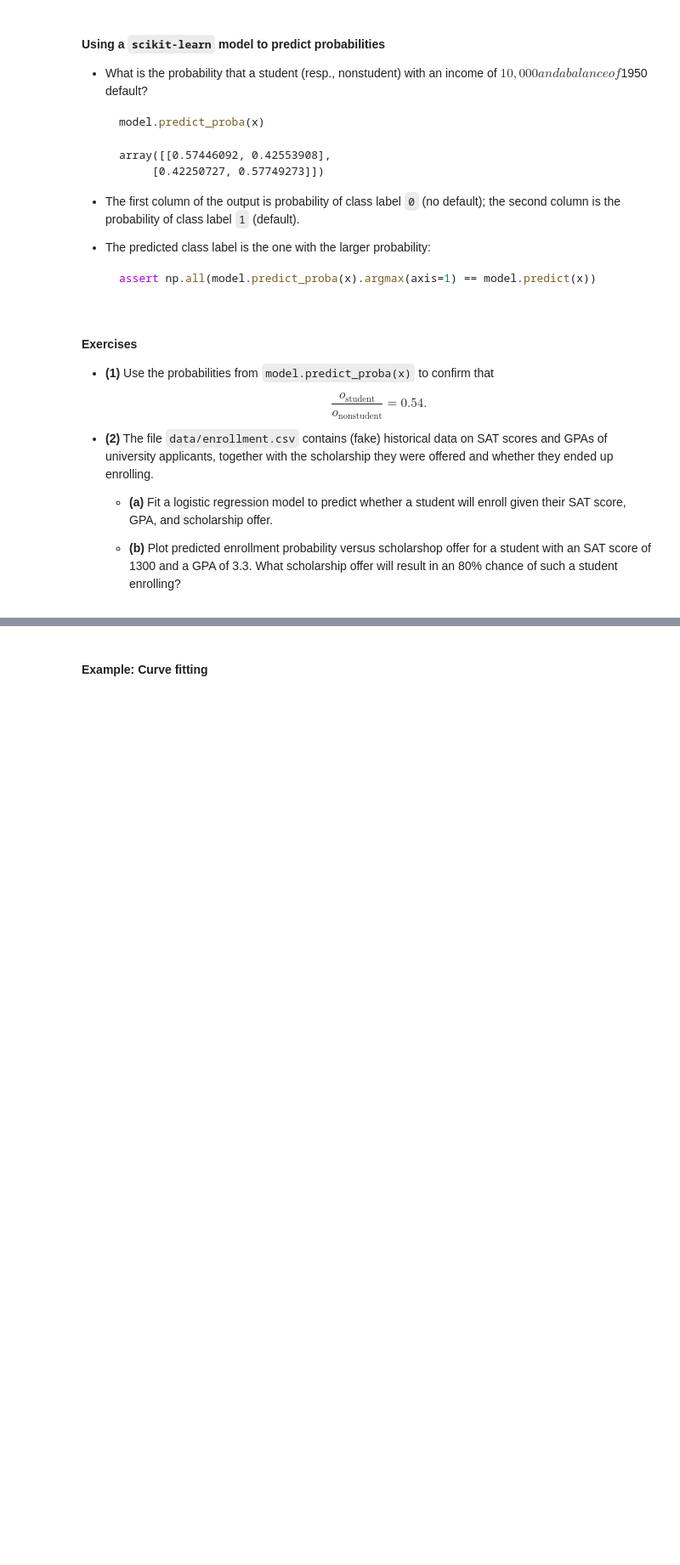
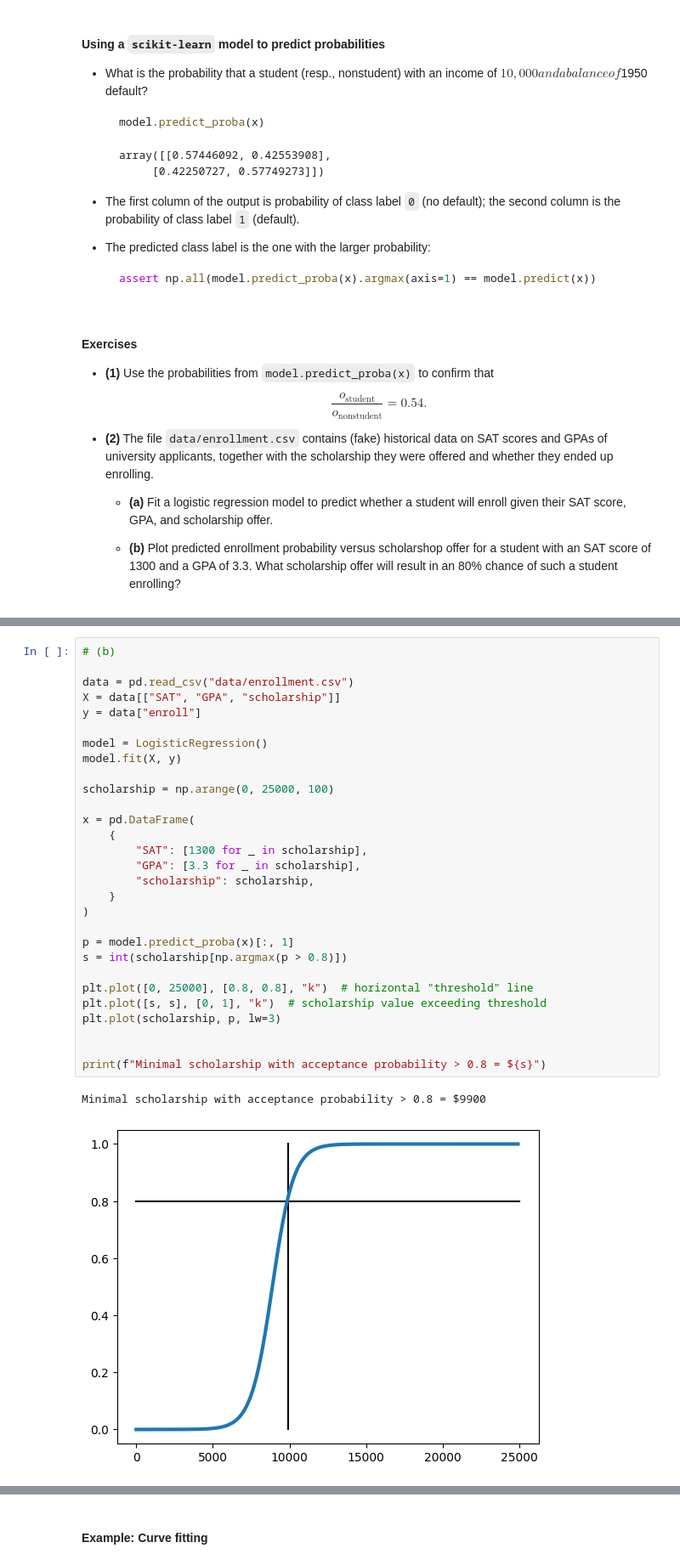
Before and after one commit to venkateshsoundar/DATA607W2025, a Jupyter notebook: lecture01.ipynb, the cells around one changed output, grey strips where cells are left out. Shown at 85% size. Drawn from its saved outputs; the diff is of its cells as text; blank space fills up the shorter version.

```diff
--- a/lecture01.ipynb
+++ b/lecture01.ipynb
@@ -190,3 +210,35 @@ print(model.intercept_, model.coef_)
+# %%
+# (b)
+
+data = pd.read_csv("data/enrollment.csv")
+X = data[["SAT", "GPA", "scholarship"]]
+y = data["enroll"]
+
+model = LogisticRegression()
+model.fit(X, y)
+
+scholarship = np.arange(0, 25000, 100)
+
+x = pd.DataFrame(
+    {
+        "SAT": [1300 for _ in scholarship],
+        "GPA": [3.3 for _ in scholarship],
+        "scholarship": scholarship,
+    }
+)
+
+p = model.predict_proba(x)[:, 1]
+s = int(scholarship[np.argmax(p > 0.8)])
+
+plt.plot([0, 25000], [0.8, 0.8], "k")  # horizontal "threshold" line
+plt.plot([s, s], [0, 1], "k")  # scholarship value exceeding threshold
+plt.plot(scholarship, p, lw=3)
+
+
+print(f"Minimal scholarship with acceptance probability > 0.8 = ${s}")
+# %% [output]
+Minimal scholarship with acceptance probability > 0.8 = $9900
+[figure, added]
 # %% [markdown]
 #### Nonparametric models
 
```
Also changed, not shown: parts of 3 cells of this notebook, 1 other file.
